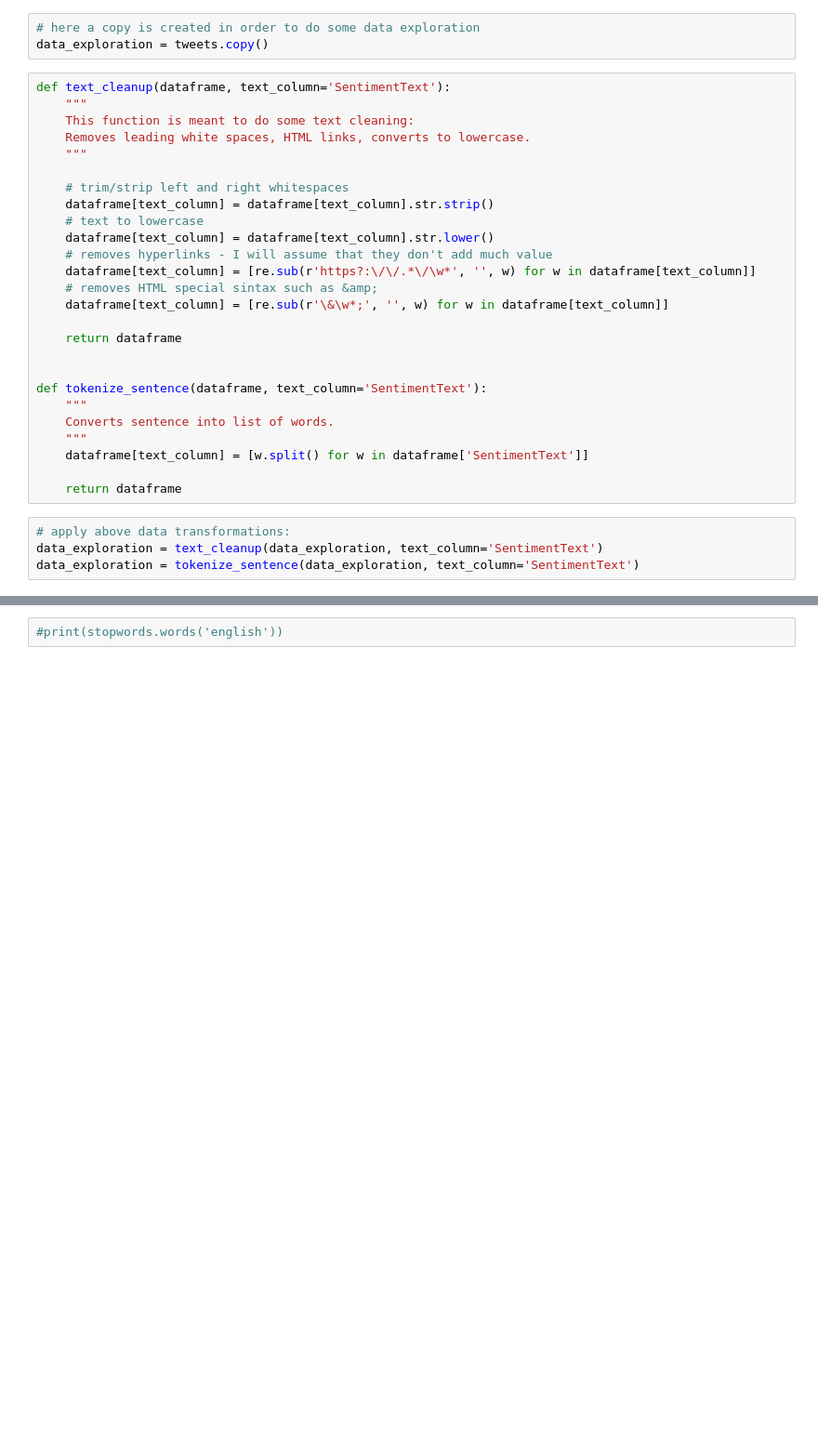
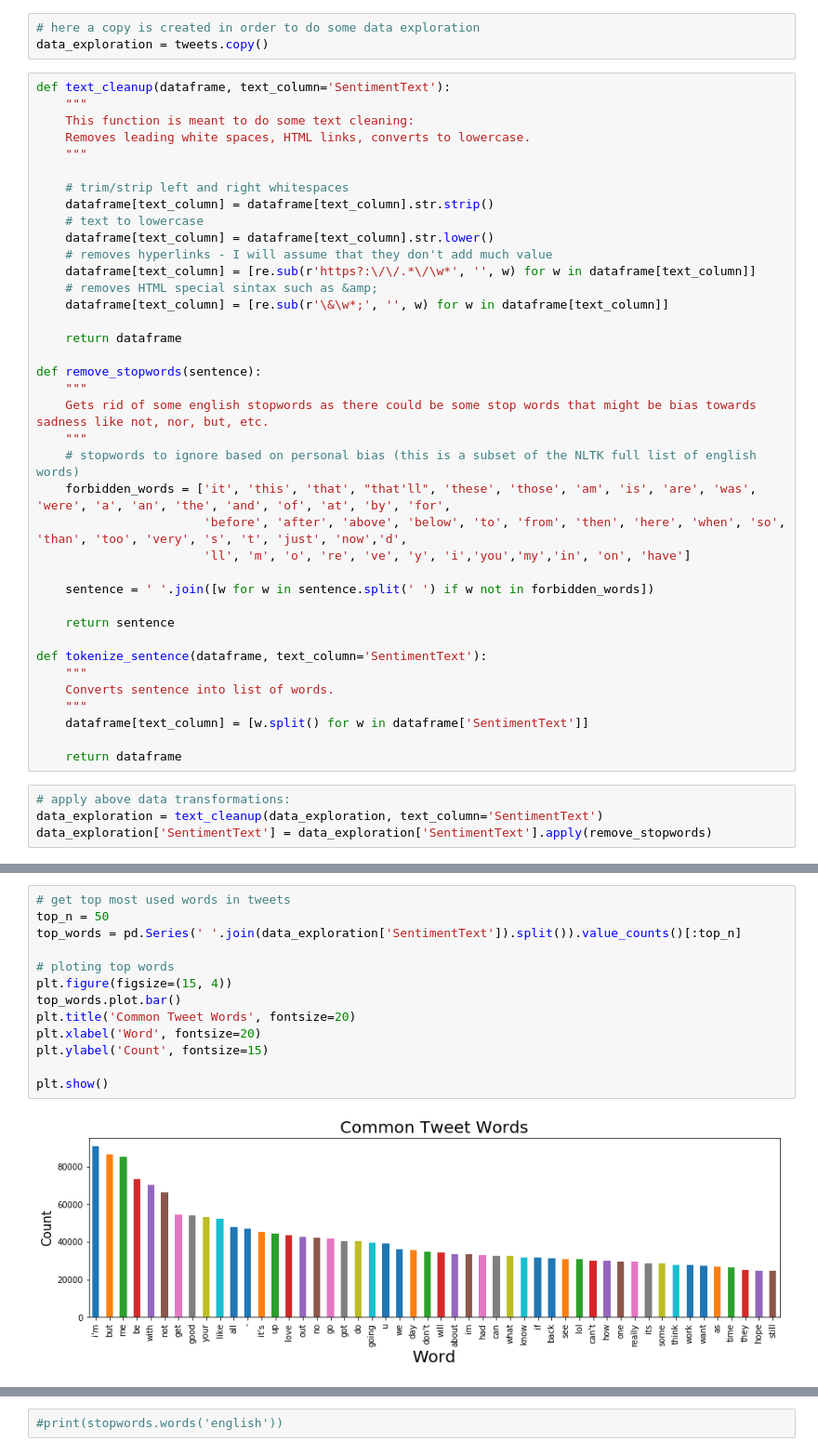
Before and after one commit to SergioRams/tweets_sentiment_analysis, a Jupyter notebook: tweet_sentiment_analysis.ipynb, the cells around one changed output, grey strips where cells are left out. Shown at 93% size. Saved outputs shown, nothing was run; the diff lists cells and outputs as text; blank space fills up the shorter version.

Commit message:
adding word count plots

```diff
--- a/tweet_sentiment_analysis.ipynb
+++ b/tweet_sentiment_analysis.ipynb
@@ -129,6 +137,18 @@ def text_cleanup(dataframe, text_column='SentimentText'):
 
     return dataframe
 
+def remove_stopwords(sentence):
+    """
+    Gets rid of some english stopwords as there could be some stop words that might be bias towards sadness like not, nor, but, etc.
+    """
+    # stopwords to ignore based on personal bias (this is a subset of the NLTK full list of english words)
+    forbidden_words = ['it', 'this', 'that', "that'll", 'these', 'those', 'am', 'is', 'are', 'was', 'were', 'a', 'an', 'the', 'and', 'of', 'at', 'by', 'for',
+                       'before', 'after', 'above', 'below', 'to', 'from', 'then', 'here', 'when', 'so', 'than', 'too', 'very', 's', 't', 'just', 'now','d',
+                       'll', 'm', 'o', 're', 've', 'y', 'i','you','my','in', 'on', 'have']
+
+    sentence = ' '.join([w for w in sentence.split(' ') if w not in forbidden_words])
+
+    return sentence
 
 def tokenize_sentence(dataframe, text_column='SentimentText'):
     """
@@ -140,4 +160,4 @@ def tokenize_sentence(dataframe, text_column='SentimentText'):
 # %%
 # apply above data transformations:
 data_exploration = text_cleanup(data_exploration, text_column='SentimentText')
-data_exploration = tokenize_sentence(data_exploration, text_column='SentimentText')
+data_exploration['SentimentText'] = data_exploration['SentimentText'].apply(remove_stopwords)
@@ -157,0 +164,15 @@ data_exploration.head(10)
+# %%
+# get top most used words in tweets
+top_n = 50
+top_words = pd.Series(' '.join(data_exploration['SentimentText']).split()).value_counts()[:top_n]
+
+# ploting top words
+plt.figure(figsize=(15, 4))
+top_words.plot.bar()
+plt.title('Common Tweet Words', fontsize=20)
+plt.xlabel('Word', fontsize=20)
+plt.ylabel('Count', fontsize=15)
+
+plt.show()
+# %% [output]
+[figure, added]
```
Also changed, not shown: parts of 8 cells of this notebook.
